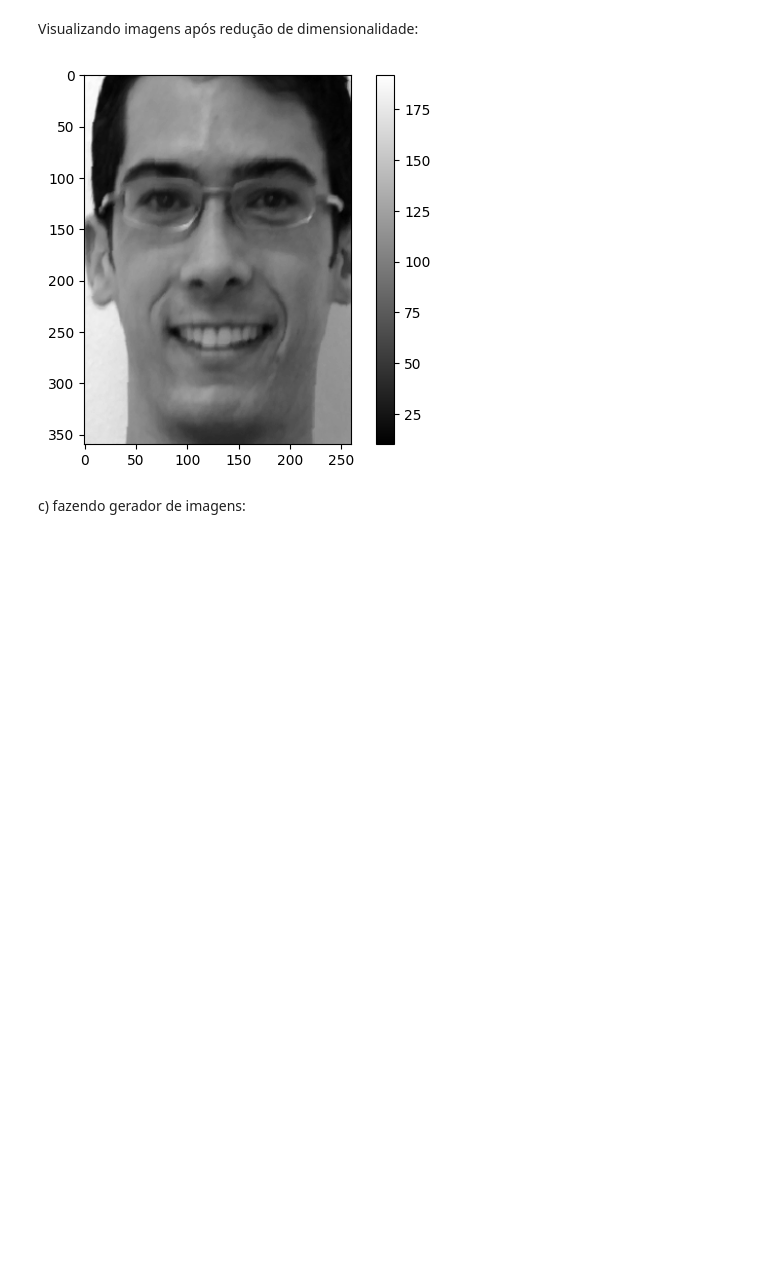
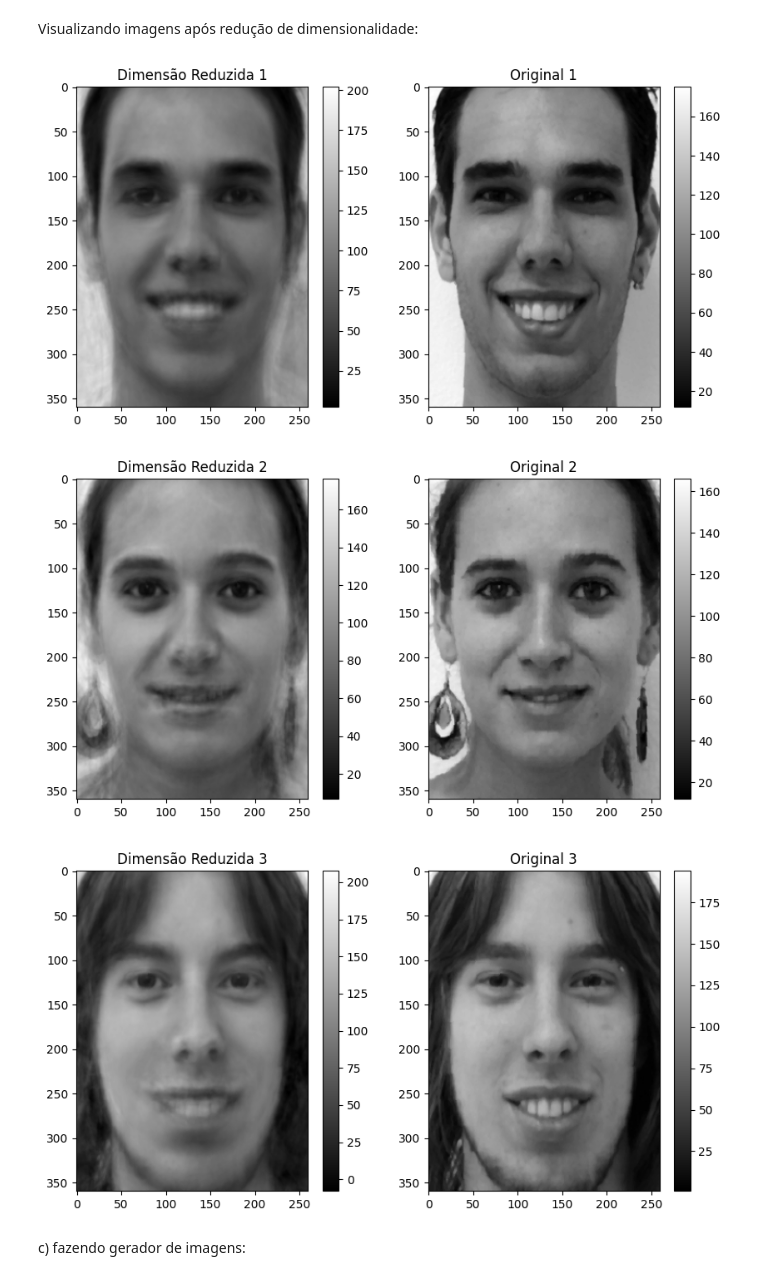
Before and after one commit to lorran-araujo/LNCC, a Jupyter notebook: disciplinas/redes-neurais/codes/lista2/exercicio3.ipynb, the cells around one changed output. Drawn from its saved outputs; the diff is of its cells as text; code cells hidden in the pictures; blank space fills up the shorter version.

```diff
--- a/disciplinas/redes-neurais/codes/lista2/exercicio3.ipynb
+++ b/disciplinas/redes-neurais/codes/lista2/exercicio3.ipynb
@@ -167,16 +167,34 @@ Text(0.5, 1.0, 'PCA - Visualização de Imagens no Espaço das Componentes Princ
 [figure]
 # %% [markdown]
 Visualizando imagens após redução de dimensionalidade:
-# %%
-imagem_reduzida = np.dot(x_PCA, np.transpose(PCA))+global_mean
-
-plt.figure()
-plt.imshow(imagem_reduzida[5].reshape(360,260), cmap='gray')
-plt.colorbar()
-plt.grid(False)
-plt.show()
-# %% [output]
-[figure, removed]
+# %%
+imagem_reduzida = np.dot(x_PCA, np.transpose(P_PCA))+global_mean
+
+import matplotlib.pyplot as plt
+
+for i in range(3):
+    plt.figure(figsize=(10, 5))  # Ajusta o tamanho da figura
+
+    # Plotar imagem reduzida
+    plt.subplot(1, 2, 1)  # 1 linha, 2 colunas, 1ª posição
+    plt.imshow(imagem_reduzida[20*i].reshape(360, 260), cmap='gray')
+    plt.title(f'Dimensão Reduzida {i+1}')
+    plt.colorbar()
+    plt.grid(False)
+
+    # Plotar imagem vetorizada
+    plt.subplot(1, 2, 2)  # 1 linha, 2 colunas, 2ª posição
+    plt.imshow(images_vetorizada[20*i].reshape(360, 260), cmap='gray')
+    plt.title(f'Original {i+1}')
+    plt.colorbar()
+    plt.grid(False)
+
+    plt.savefig(f'./outputs/comparacao_imagem_{i+1}.png')
+    plt.show()
+# %% [output]
+[figure, added]
+[figure, added]
+[figure, added]
 # %% [markdown]
 c) fazendo gerador de imagens:
 # %%
```
Also changed, not shown: parts of 12 cells of this notebook, 8 other files.
